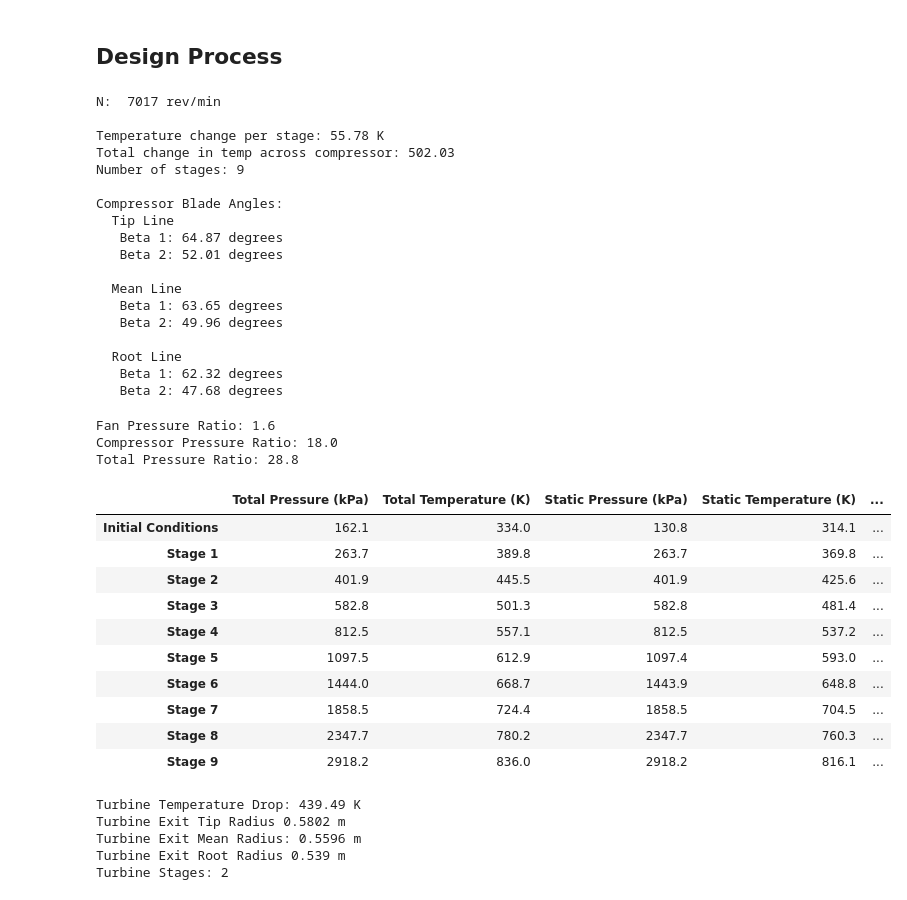
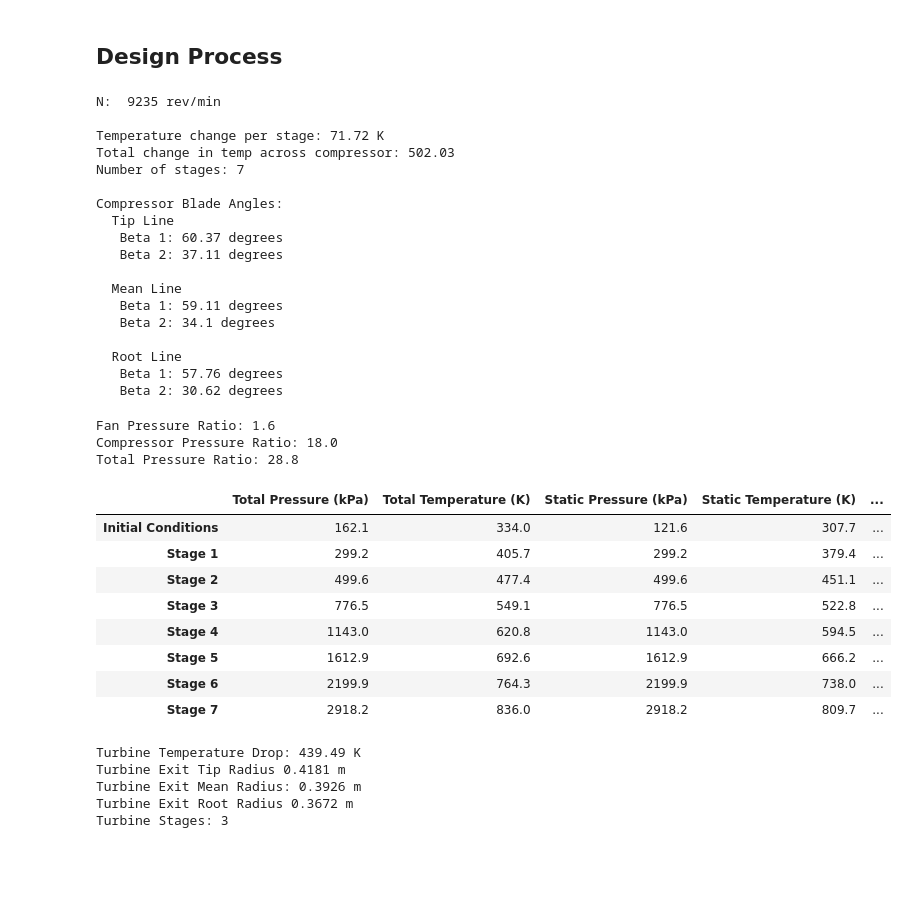
Before and after one commit to WillUoC/ABP-project-2, a Jupyter notebook: Compressor.ipynb, the cells around one changed output. Cells and saved outputs as stored; diff of their text form; code cells hidden in the pictures; blank space fills up the shorter version.

Commit message:
Changed mass flow in compressor stages, Got 7 Compressor stages through changing variable values, Added Tip Mach for Compressor and Root Mach for Turbine

```diff
--- a/Compressor.ipynb
+++ b/Compressor.ipynb
@@ -50,11 +50,11 @@ mdot_h = mdot_a/(BPR+1)
 mdot_c = (mdot_a*BPR)/(BPR+1)
 # %%
 ## Variables
-C_a = 200 # 150  # m/s [150, 200]
-t_h_rat = 0.5 # 0.3  # [0, 1]
-M_tip = 1.2 # 1.1  # [0, 1.2]
+C_a = 230 # 150  # m/s [150, 200]
+t_h_rat = 0.4 # 0.3  # [0, 1]
+M_tip = 1.15 # 1.1  # [0, 1.2]
 lam = 1
-dehaller = 0.7 # 0.764
+dehaller = 0.62 # 0.764
 lambd = [0.97, 0.95, 0.92, 0.905, 0.895, 0.875, 0.867, 0.86, 0.855, 0.85, 0.849, 0.848, 0.847, 0.846, 0.8455, 0.845, 0.8449, 0.8448, 0.8447, 0.8446] #Mean Work Done Factor based on stage
 # %%
 ## Initial Conditions
@@ -93,7 +93,7 @@ w_c = cpa*(T_t3 - T_t2)
 # %%
 r_ft = np.sqrt(mdot_a/(np.pi*rho_1*C_a*(1-t_h_rat**2)))   # fan tip radius
 A_t = np.pi*r_ft**2                                     # total area
-A_c = A_t/(BPR+1)
+A_c = mdot_h/(rho_2*C_a) #A_t/(BPR+1)
 r_ch = r_ft * t_h_rat                                   # fan hub radius
 r_ct = np.sqrt(A_c/(2*np.pi) + r_ch**2)                 # compressor tip radius
 ht_rat_c = r_ch/r_ct                                    # compressor hub-to-tip ratio
@@ -139,6 +139,8 @@ beta_1t = np.arctan(U_t/C_a)
 V_1t = C_a/np.cos(beta_1t)
 V_2t = dehaller*V_1t
 beta_2t = np.arccos(C_a/V_2t)
+alpha_2t = np.arctan((cpa*delta_T_stage)/(U_t*C_a))
+
 
 # Compressor Root
 U_r = 2*np.pi*N*r_ch
@@ -165,24 +167,24 @@ print("\n  Root Line")
 print("   Beta 1:", np.real(np.round(beta_1r*180/np.pi, 2)), "degrees")
 print("   Beta 2:", np.real(np.round(beta_2r*180/np.pi, 2)), "degrees")
 # %% [output]
-N:  7017 rev/min
+N:  9235 rev/min
 
-Temperature change per stage: 55.78 K
+Temperature change per stage: 71.72 K
 Total change in temp across compressor: 502.03
-Number of stages: 9
+Number of stages: 7
 
 Compressor Blade Angles:
   Tip Line
-   Beta 1: 64.87 degrees
-   Beta 2: 52.01 degrees
+   Beta 1: 60.37 degrees
+   Beta 2: 37.11 degrees
 
   Mean Line
-   Beta 1: 63.65 degrees
-   Beta 2: 49.96 degrees
+   Beta 1: 59.11 degrees
+   Beta 2: 34.1 degrees
 
   Root Line
-   Beta 1: 62.32 degrees
-   Beta 2: 47.68 degrees
+   Beta 1: 57.76 degrees
+   Beta 2: 30.62 degrees
 # %%
 """
 Variables to keep track of:
@@ -208,6 +210,7 @@ Variables to keep track of:
     19: Tip Alpha 3
     20: Tip Beta 3
     21: Tip de Haller Criterion
+    22: Mach at Tip
 """
 
 label_array = [
@@ -232,7 +235,8 @@ label_array = [
     "Tip Beta 2 (deg)",
     "Tip Alpha 3 (deg)",
     "Tip Beta 3 (deg)",
-    "Tip de Haller Criterion"
+    "Tip de Haller Criterion",
+    "Mach At The Tip",
     ]
 
 decimal_array = [
@@ -257,12 +261,13 @@ decimal_array = [
     '{:.1f}',
     '{:.1f}',
     '{:.1f}',
-    '{:.3f}'
+    '{:.3f}',
+    '{:.2f}'
 ]
 
 style_dict = dict(zip(label_array, decimal_array))
 
-variable_array = np.zeros((num_stages, 22))
+variable_array = np.zeros((num_stages, 23))
 
 ## Populate initial conditions
 initial_conditions = np.array([
@@ -272,6 +277,7 @@ initial_conditions = np.array([
     [T_2],
     [rho_2],
     [A_c],
+    [float('NaN')],
     [float('NaN')],
     [float('NaN')],
     [float('NaN')],
@@ -306,7 +312,7 @@ for i in range(num_stages):
     Ts = T_ts - C_a**2/(2*cpa)
 
     rho_s = Ps/(R*Ts)
-    As = mdot_c/(rho_s*C_a)
+    As = mdot_h/(rho_s*C_a)
 
     h_s = (As*N)/U_m
     r_ts = r_m + (h_s/2)
@@ -337,44 +343,46 @@ for i in range(num_stages):
     V_2ts = C_a/np.cos(beta_2ts)
     beta_3ts = beta_1ts
 
+    T_1ts = T_ts - (C_a**2)/(2*cpa)
+    a_ts = np.sqrt(gamma_c*R*T_1ts)
+    M_ts = V_1ts/a_ts
+
     dehaller_rs = V_2rs/V_1rs
     dehaller_ts = V_2ts/V_1ts
 
     alpha_1rs, alpha_2rs, alpha_3rs, beta_1rs, beta_2rs, beta_3rs = np.array([alpha_1rs, alpha_2rs, alpha_3rs, beta_1rs, beta_2rs, beta_3rs]) * 180/np.pi
     alpha_1ts, alpha_2ts, alpha_3ts, beta_1ts, beta_2ts, beta_3ts = np.array([alpha_1ts, alpha_2ts, alpha_3ts, beta_1ts, beta_2ts, beta_3ts]) * 180/np.pi
 
     variable_array[i+1, :] =\
-         [P_ts, T_ts, Ps, Ts, rho_s, As, r_rs, r_ts, alpha_1rs, beta_1rs, alpha_2rs, beta_2rs, alpha_3rs, beta_3rs, dehaller_rs, alpha_1ts, beta_1ts, alpha_2ts, beta_2ts, alpha_3ts, beta_3ts, dehaller_ts]
+         [P_ts, T_ts, Ps, Ts, rho_s, As, r_rs, r_ts, alpha_1rs, beta_1rs, alpha_2rs, beta_2rs, alpha_3rs, beta_3rs, dehaller_rs, alpha_1ts, beta_1ts, alpha_2ts, beta_2ts, alpha_3ts, beta_3ts, dehaller_ts, M_ts]
 
 # print(np.real(np.round(variable_array)))
 
 print(f'Fan Pressure Ratio: {variable_array[0, 0]/P_a:.1f}')
 print(f'Compressor Pressure Ratio: {variable_array[-1, 0]/variable_array[0, 0]:.1f}')
 print(f'Total Pressure Ratio: {variable_array[-1, 0]/P_a:.1f}')
 
 variable_array_sf = variable_array.copy()
 variable_array_sf[:, 0] = variable_array_sf[:, 0]/1000
 variable_array_sf[:, 2] = variable_array_sf[:, 2]/1000
 
 df = pd.DataFrame(variable_array_sf, columns=label_array, index=index_array)
 df_styled = df.style.format(style_dict)
 display(df_styled)
 dfi.export(df_styled, 'Compressor-Table.png')
 # %% [output]
 Fan Pressure Ratio: 1.6
 Compressor Pressure Ratio: 18.0
 Total Pressure Ratio: 28.8
 |  | Total Pressure (kPa) | Total Temperature (K) | Static Pressure (kPa) | Static Temperature (K) | ... |
-| Initial Conditions | 162.1 | 334.0 | 130.8 | 314.1 | ... |
-| Stage 1 | 263.7 | 389.8 | 263.7 | 369.8 | ... |
-| Stage 2 | 401.9 | 445.5 | 401.9 | 425.6 | ... |
-| Stage 3 | 582.8 | 501.3 | 582.8 | 481.4 | ... |
-| Stage 4 | 812.5 | 557.1 | 812.5 | 537.2 | ... |
-| Stage 5 | 1097.5 | 612.9 | 1097.4 | 593.0 | ... |
-| Stage 6 | 1444.0 | 668.7 | 1443.9 | 648.8 | ... |
-| Stage 7 | 1858.5 | 724.4 | 1858.5 | 704.5 | ... |
-| Stage 8 | 2347.7 | 780.2 | 2347.7 | 760.3 | ... |
-| Stage 9 | 2918.2 | 836.0 | 2918.2 | 816.1 | ... |
+| Initial Conditions | 162.1 | 334.0 | 121.6 | 307.7 | ... |
+| Stage 1 | 299.2 | 405.7 | 299.2 | 379.4 | ... |
+| Stage 2 | 499.6 | 477.4 | 499.6 | 451.1 | ... |
+| Stage 3 | 776.5 | 549.1 | 776.5 | 522.8 | ... |
+| Stage 4 | 1143.0 | 620.8 | 1143.0 | 594.5 | ... |
+| Stage 5 | 1612.9 | 692.6 | 1612.9 | 666.2 | ... |
+| Stage 6 | 2199.9 | 764.3 | 2199.9 | 738.0 | ... |
+| Stage 7 | 2918.2 | 836.0 | 2918.2 | 809.7 | ... |
 # %%
 delta_T0s = w_c/cpg
 
@@ -416,10 +424,10 @@ print(f'Turbine Stages: {t_stages}')
 D_T0s = delta_T0s/t_stages
 # %% [output]
 Turbine Temperature Drop: 439.49 K
-Turbine Exit Tip Radius 0.5802 m
-Turbine Exit Mean Radius: 0.5596 m
-Turbine Exit Root Radius 0.539 m
-Turbine Stages: 2
+Turbine Exit Tip Radius 0.4181 m
+Turbine Exit Mean Radius: 0.3926 m
+Turbine Exit Root Radius 0.3672 m
+Turbine Stages: 3
 # %%
 label_array_turb = [
     "Total Pressure (kPa)",
```
Also changed, not shown: parts of 1 cell of this notebook, 2 other files.
